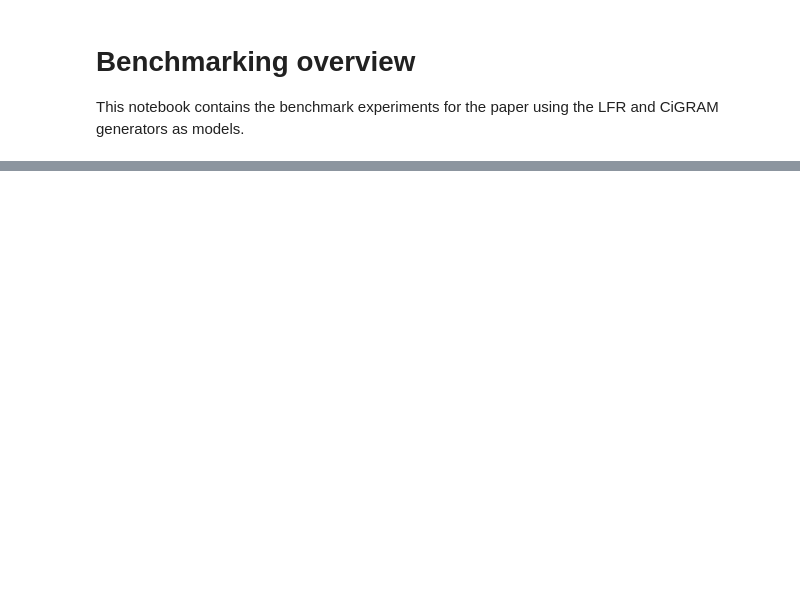
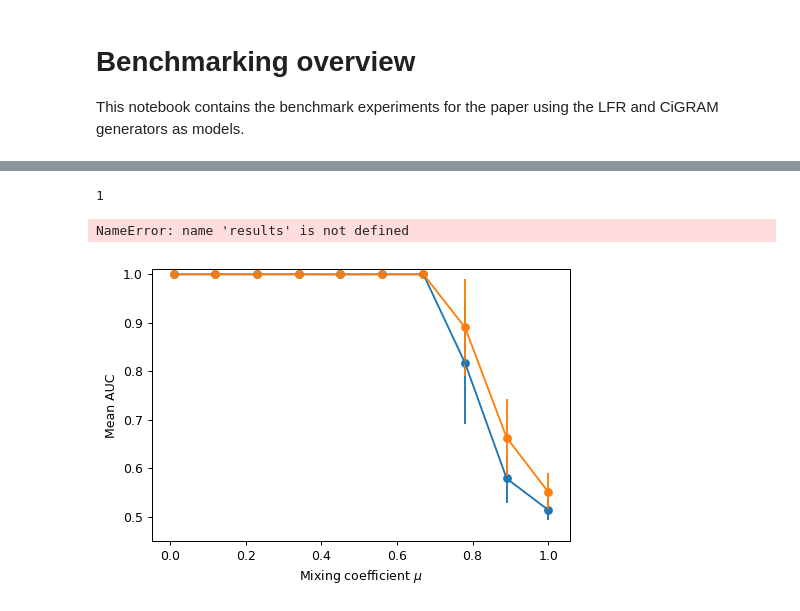
Before and after one commit to SBRCNottingham/cluster_query_tool, a Jupyter notebook: notebooks/LFR Benchmark.ipynb, the cells around one changed output, grey strips where cells are left out. Cells and saved outputs as stored; diff of their text form; code cells hidden in the pictures; blank space fills up the shorter version.

```diff
--- a/notebooks/LFR Benchmark.ipynb
+++ b/notebooks/LFR Benchmark.ipynb
@@ -47 +299,46 @@ for pset in param_modifier(params, "mu", mu_vals):
+# %%
+for seed_size in seed_sizes:
+    print(seed_size)
+    if str(seed_size) not in results:
+        results[str(seed_size)] = []
+        stdev_res[str(seed_size)] = []
+        for graph, communities, index in get_benchmarks(params, "mu", mu_vals, seed, net_samples):
+            tps = []
+            for comm in communities.values():
+                if len(comm) > seed_size:
+                    auc_scores = get_auc_scores_community(seed_size, comm, graph, index)
+                    tps.append(np.mean(auc_scores))
+
+        results[str(seed_size)].append(np.mean(tps))
+        stdev_res[str(seed_size)].append(np.std(tps))
+    print(seed_size, results[str(seed_size)])
+# %% [output]
+1
+NameError: name 'results' is not defined
+# %%
+import json
+with open(resfile, "w+") as res:
+    json.dump(dict(results=results, std=stdev_res), res)
+# %%
+with open(resfile) as res:
+    rf = json.load(res)
+    results = rf["results"]
+    stdev_res = rf["std"]
+
+fig, ax = plt.subplots()
+fig.set_dpi(90)
+ax.set_ylabel("Mean AUC")
+ax.set_xlabel("Mixing coefficient $\mu$")
+
+ax.set_ylim(0.45, 1.01)
+for seed_size in seed_sizes:
+    if str(seed_size) in results:
+        ax.scatter(mu_vals, results[str(seed_size)],)
+        ax.errorbar(mu_vals, results[str(seed_size)], yerr=stdev_res[str(seed_size)])
+
+fig.savefig("figs/nodewise_classification_lfr_mu.eps")
+fig.savefig("figs/nodewise_classification_lfr_mu.svg")
+fig.savefig("figs/nodewise_classification_lfr_mu.png")
+# %% [output]
+[figure, added]
 # %%
```
Also changed, not shown: parts of 8 cells of this notebook, 32 other files.
